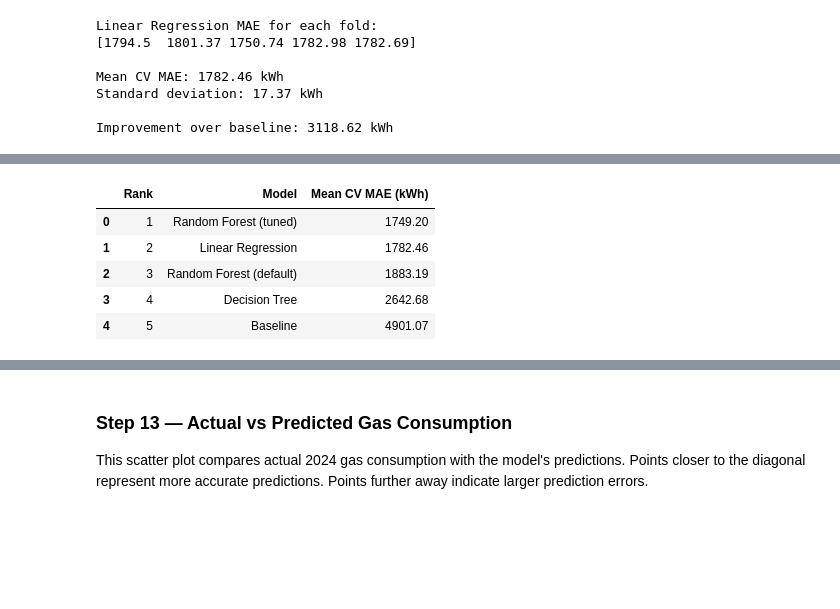
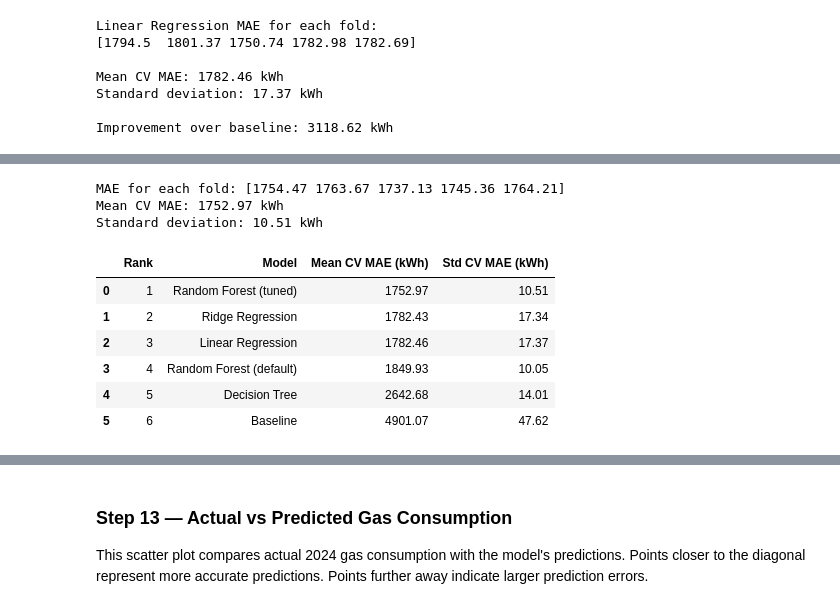
Before and after one commit to Shree123-gif/Group4-day2-assignment, a Jupyter notebook: notebooks/02_model_training.ipynb, the cells around one changed output, grey strips where cells are left out. Drawn from its saved outputs; the diff is of its cells as text; code cells hidden in the pictures; blank space fills up the shorter version.

```diff
--- a/notebooks/02_model_training.ipynb
+++ b/notebooks/02_model_training.ipynb
@@ -607,33 +714,66 @@ Best CV MAE: 1749.2 kWh
+# %%
+# Evaluate the selected model using the original five-fold CV
+best_rf_model = rf_grid_search.best_estimator_
+
+final_rf_scores = cross_val_score(
+    best_rf_model,
+    X_train,
+    y_train,
+    cv=cv,
+    scoring="neg_mean_absolute_error",
+    n_jobs=-1
+)
+
+final_rf_mae_scores = -final_rf_scores
+
+print("MAE for each fold:", final_rf_mae_scores.round(2))
+print(f"Mean CV MAE: {final_rf_mae_scores.mean():.2f} kWh")
+print(f"Standard deviation: {final_rf_mae_scores.std():.2f} kWh")
+# %% [output]
+MAE for each fold: [1754.47 1763.67 1737.13 1745.36 1764.21]
+Mean CV MAE: 1752.97 kWh
+Standard deviation: 10.51 kWh
 # %%
 cv_results = pd.DataFrame({
     "Model": [
         "Baseline",
         "Linear Regression",
+        "Ridge Regression",
         "Decision Tree",
         "Random Forest (default)",
         "Random Forest (tuned)"
     ],
     "Mean CV MAE (kWh)": [
-        4901.07,
-        1782.46,
-        2642.68,
-        1883.19,
-        -rf_grid_search.best_score_
+        baseline_mae_scores.mean(),
+        linear_mae_scores.mean(),
+        ridge_mae_scores.mean(),
+        tree_mae_scores.mean(),
+        1849.93,
+        final_rf_mae_scores.mean()
+    ],
+    "Std CV MAE (kWh)": [
+        baseline_mae_scores.std(),
+        linear_mae_scores.std(),
+        ridge_mae_scores.std(),
+        tree_mae_scores.std(),
+        10.05,
+        final_rf_mae_scores.std()
     ]
 })
 
 cv_results = cv_results.sort_values(
     by="Mean CV MAE (kWh)"
 ).reset_index(drop=True)
 
 cv_results.insert(0, "Rank", range(1, len(cv_results) + 1))
 
 display(cv_results.round(2))
 # %% [output]
-|  | Rank | Model | Mean CV MAE (kWh) |
-| 0 | 1 | Random Forest (tuned) | 1749.20 |
-| 1 | 2 | Linear Regression | 1782.46 |
-| 2 | 3 | Random Forest (default) | 1883.19 |
-| 3 | 4 | Decision Tree | 2642.68 |
-| 4 | 5 | Baseline | 4901.07 |
+|  | Rank | Model | Mean CV MAE (kWh) | Std CV MAE (kWh) |
+| 0 | 1 | Random Forest (tuned) | 1752.97 | 10.51 |
+| 1 | 2 | Ridge Regression | 1782.43 | 17.34 |
+| 2 | 3 | Linear Regression | 1782.46 | 17.37 |
+| 3 | 4 | Random Forest (default) | 1849.93 | 10.05 |
+| 4 | 5 | Decision Tree | 2642.68 | 14.01 |
+| 5 | 6 | Baseline | 4901.07 | 47.62 |
 # %% [markdown]
```
Also changed, not shown: parts of 41 cells of this notebook, 7 other files.
